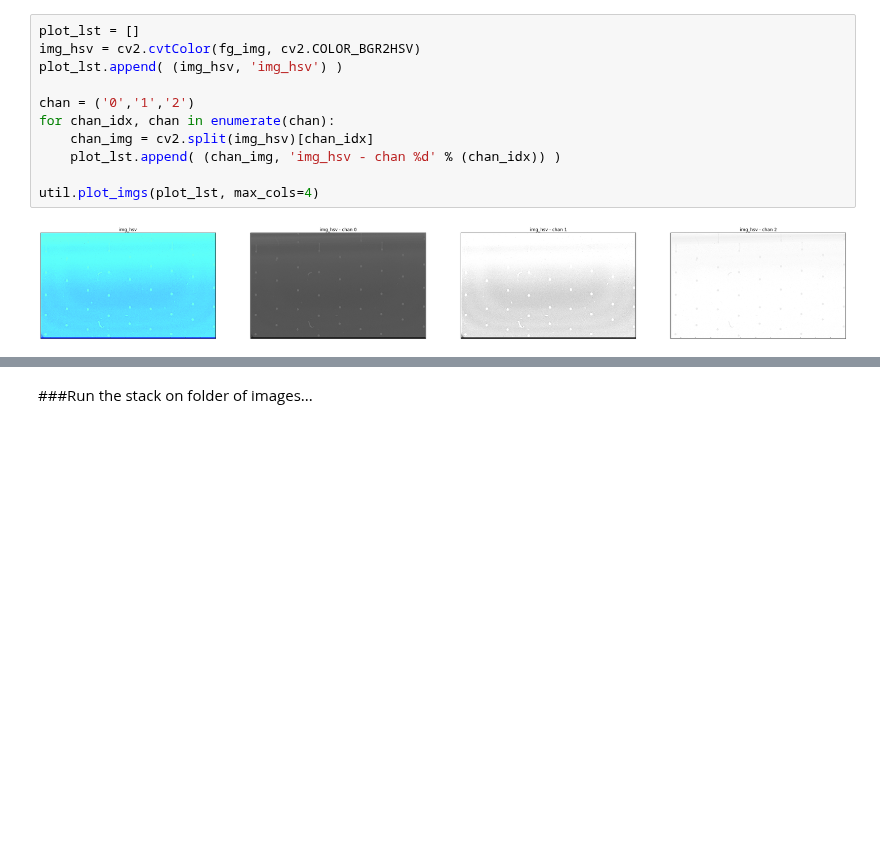
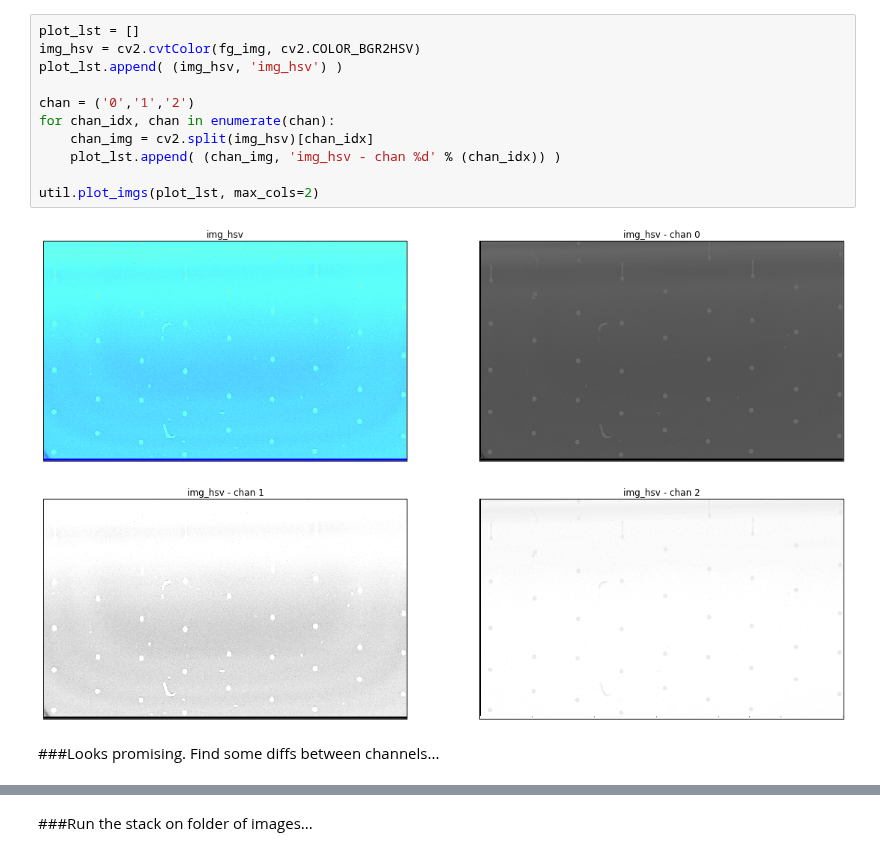
Before and after one commit to Aniruddh1/ipython-opencv-notebooks, a Jupyter notebook: notebooks/DIF_Test1.ipynb, the cells around one changed output, grey strips where cells are left out. Drawn from its saved outputs; the diff is of its cells as text; blank space fills up the shorter version.

```diff
--- a/notebooks/DIF_Test1.ipynb
+++ b/notebooks/DIF_Test1.ipynb
@@ -42,16 +45,19 @@ Rows:  731  Cols:  892
 # %%
 plot_lst = []
 img_hsv = cv2.cvtColor(fg_img, cv2.COLOR_BGR2HSV)
 plot_lst.append( (img_hsv, 'img_hsv') )
 
 chan = ('0','1','2')
 for chan_idx, chan in enumerate(chan):
     chan_img = cv2.split(img_hsv)[chan_idx]
     plot_lst.append( (chan_img, 'img_hsv - chan %d' % (chan_idx)) )
 
-util.plot_imgs(plot_lst, max_cols=4)
+util.plot_imgs(plot_lst, max_cols=2)
 # %% [output]
-[figure, old version]
+[figure, new version]
+[figure, added]
+# %% [markdown]
+###Looks promising.  Find some diffs between channels...
 # %%
 plot_lst = []
 img_split = cv2.split(img_hsv)
```
Also changed, not shown: parts of 30 cells of this notebook.
